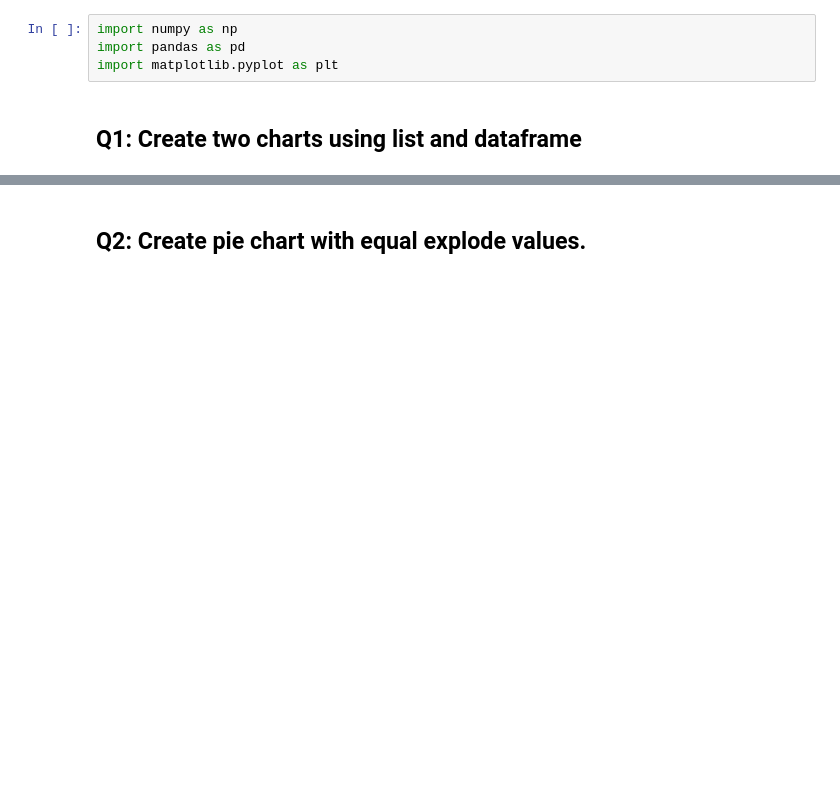
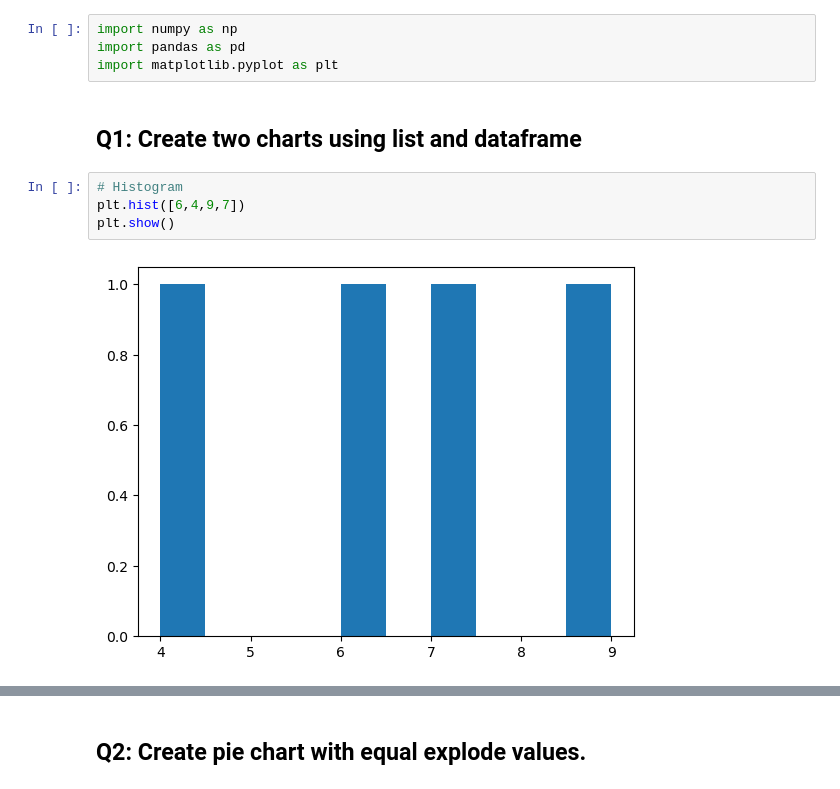
Before and after one commit to h-aneen/Matplotlib-Lab1, a Jupyter notebook: Day#8_Matplotlib_Assignment.ipynb, the cells around one changed output, grey strips where cells are left out. Saved outputs shown, nothing was run; the diff lists cells and outputs as text; blank space fills up the shorter version.

```diff
--- a/Day#8_Matplotlib_Assignment.ipynb
+++ b/Day#8_Matplotlib_Assignment.ipynb
@@ -4,3 +4,9 @@ import pandas as pd
 import matplotlib.pyplot as plt
 # %% [markdown]
 ## Q1: Create two charts using list and dataframe
+# %%
+# Histogram
+plt.hist([6,4,9,7])
+plt.show()
+# %% [output]
+[figure, added]
```
Also changed, not shown: parts of 5 cells of this notebook.
